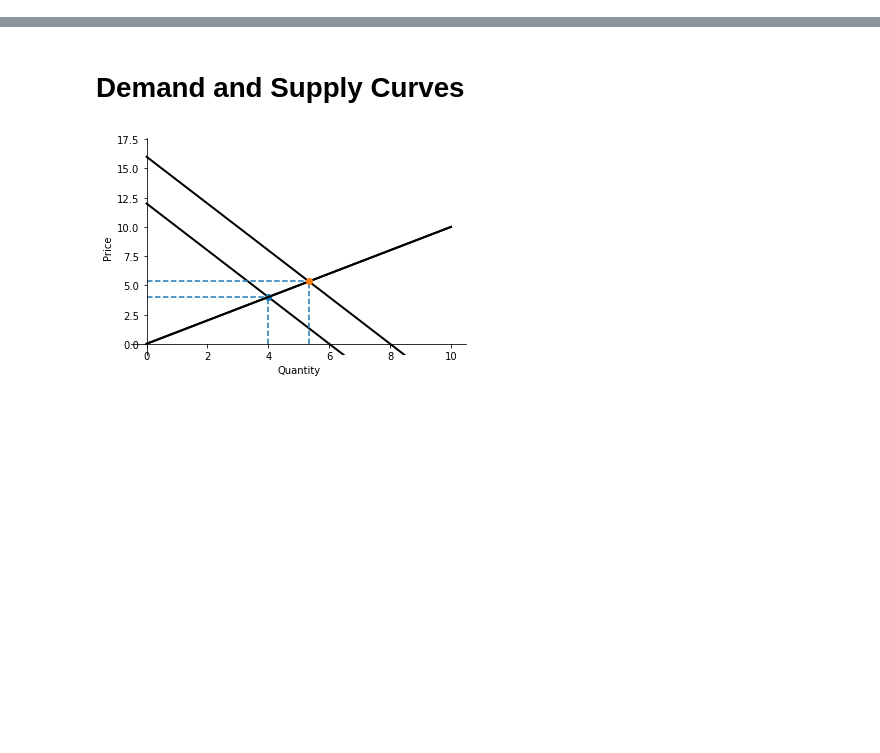
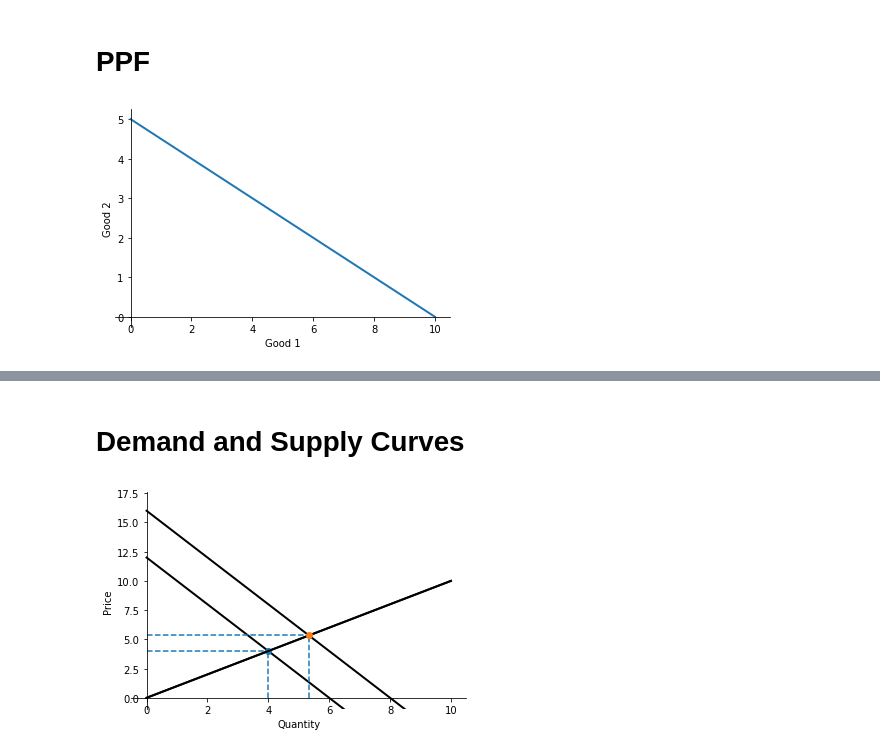
Before and after one commit to alexanderthclark/FreeRide, a Jupyter notebook: Econ 101 basics.ipynb, the cells around one changed output, grey strips where cells are left out. Saved outputs shown, nothing was run; the diff lists cells and outputs as text; code cells hidden in the pictures; blank space fills up the shorter version.

```diff
--- a/Econ 101 basics.ipynb
+++ b/Econ 101 basics.ipynb
@@ -2,3 +2,12 @@
 import matplotlib.pyplot as plt
 # %%
 import econ101 as econ
+# %% [markdown]
+# PPF
+# %%
+ppf = econ.PPF(1,p2 = 2,endowment = 10)
+
+ppf.plot()
+plt.show()
+# %% [output]
+[figure, added]
```
Also changed, not shown: parts of 4 cells of this notebook.
